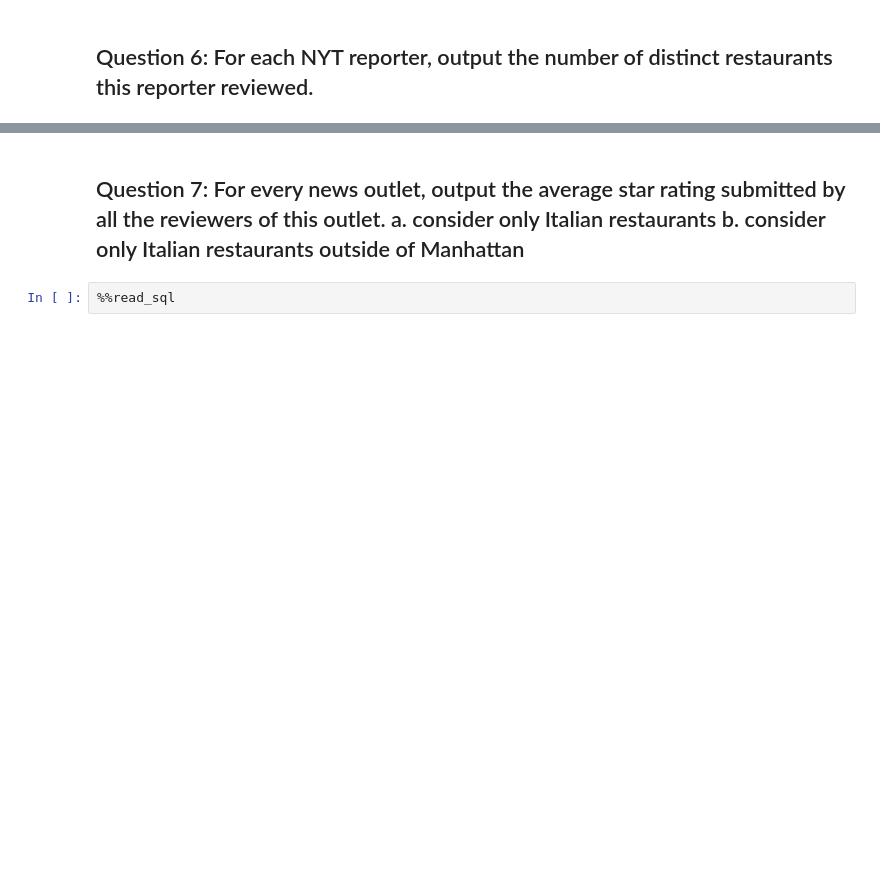
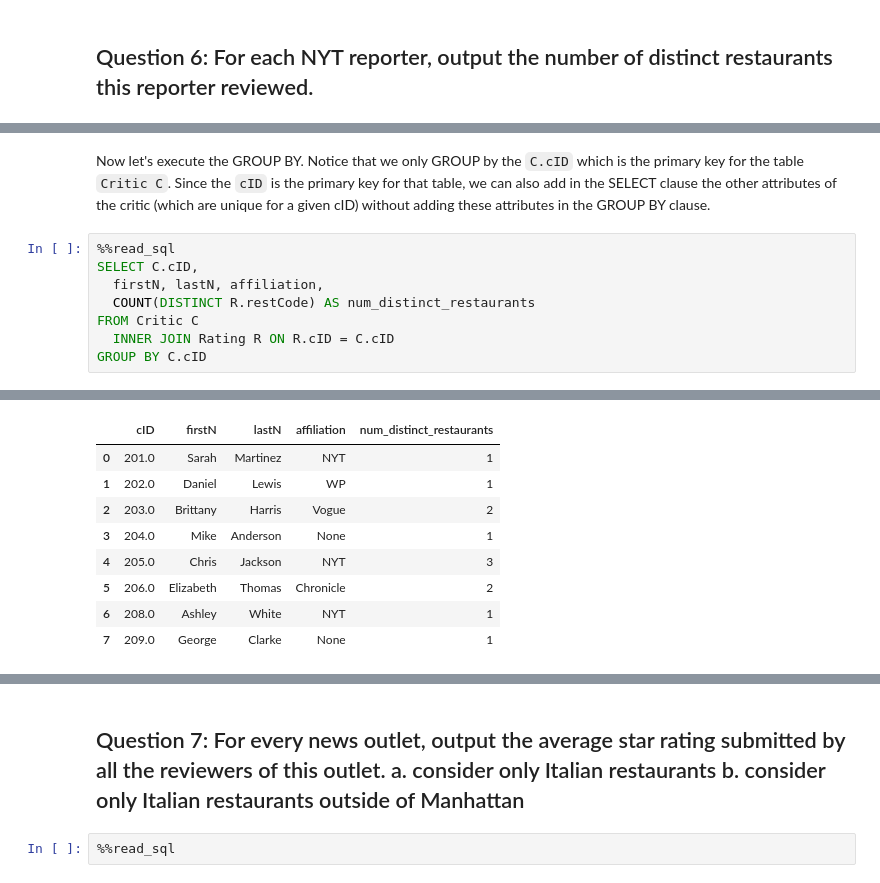
Before and after one commit to ipeirotis/introduction-to-databases, a Jupyter notebook: session5/practice_queries_join_and_aggregation_solutions.ipynb, the cells around one changed output, grey strips where cells are left out. Drawn from its saved outputs; the diff is of its cells as text; blank space fills up the shorter version.

```diff
--- a/session5/practice_queries_join_and_aggregation_solutions.ipynb
+++ b/session5/practice_queries_join_and_aggregation_solutions.ipynb
@@ -226,0 +264,11 @@ Query started at 04:53:30 PM UTC; Query executed in 0.01 m
+# %% [markdown]
+Now let's execute the GROUP BY. Notice that we only GROUP by the `C.cID` which is the primary key for the table `Critic C`. Since the `cID` is the primary key for that table, we can also add in the SELECT clause the other attributes of the critic (which are unique for a given cID) without adding these attributes in the GROUP BY clause.
+# %%
+%%read_sql
+SELECT C.cID,
+  firstN, lastN, affiliation,
+  COUNT(DISTINCT R.restCode) AS num_distinct_restaurants
+FROM Critic C
+  INNER JOIN Rating R ON R.cID = C.cID
+GROUP BY C.cID
+# %% [output]
@@ -226,0 +276,9 @@ Query started at 04:53:30 PM UTC; Query executed in 0.01 m
+|  | cID | firstN | lastN | affiliation | num_distinct_restaurants |
+| 0 | 201.0 | Sarah | Martinez | NYT | 1 |
+| 1 | 202.0 | Daniel | Lewis | WP | 1 |
+| 2 | 203.0 | Brittany | Harris | Vogue | 2 |
+| 3 | 204.0 | Mike | Anderson | None | 1 |
+| 4 | 205.0 | Chris | Jackson | NYT | 3 |
+| 5 | 206.0 | Elizabeth | Thomas | Chronicle | 2 |
+| 6 | 208.0 | Ashley | White | NYT | 1 |
+| 7 | 209.0 | George | Clarke | None | 1 |
```
Also changed, not shown: parts of 7 cells of this notebook.
